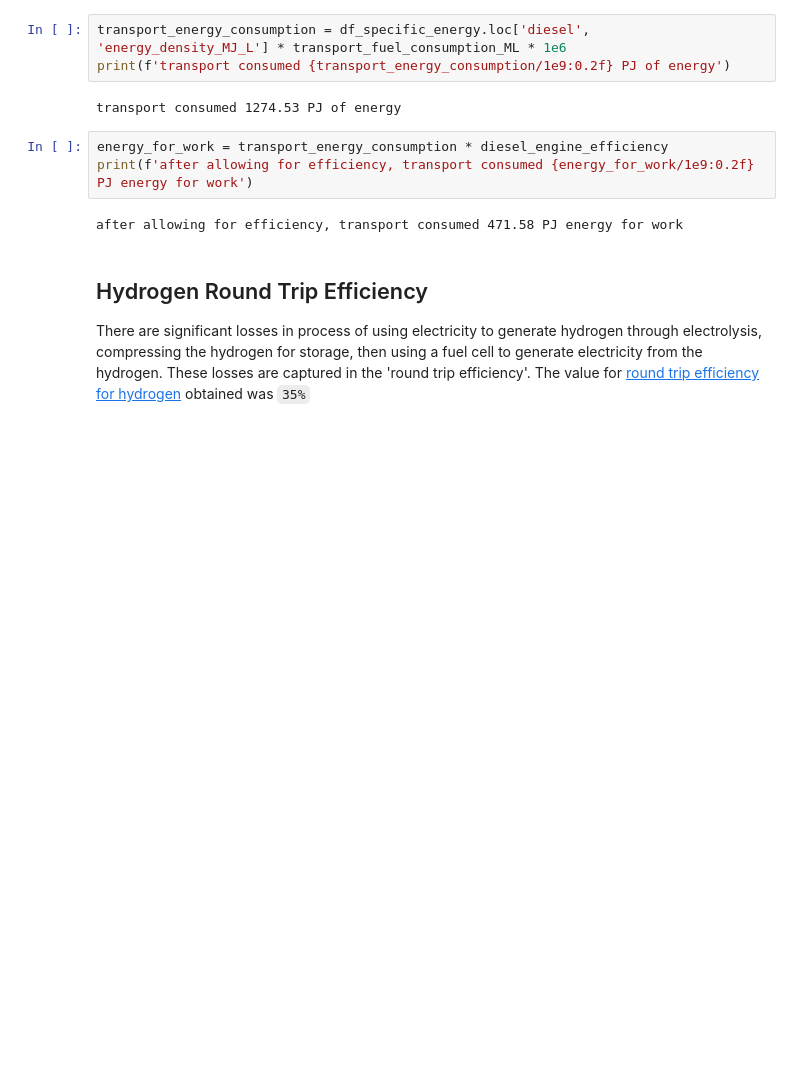
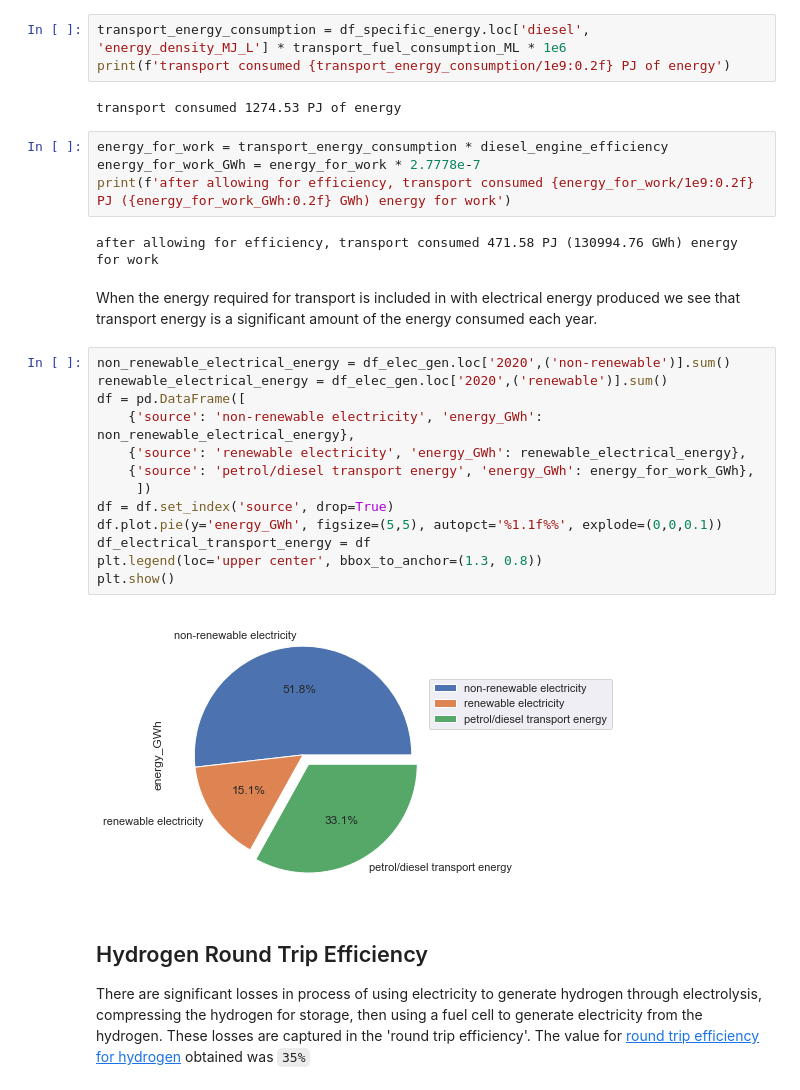
Before and after one commit to bencaldwell/h2-skeptic, a Jupyter notebook: notebooks/solar_and_hydrogen.ipynb, the cells around one changed output. Drawn from its saved outputs; the diff is of its cells as text; blank space fills up the shorter version.

Commit message:
Show transport energy with electrical energy generated as a total of energy required in a year

```diff
--- a/notebooks/solar_and_hydrogen.ipynb
+++ b/notebooks/solar_and_hydrogen.ipynb
@@ -144,9 +144,27 @@ print(f'transport consumed {transport_energy_consumption/1e9:0.2f} PJ of energy'
 transport consumed 1274.53 PJ of energy
 # %%
 energy_for_work = transport_energy_consumption * diesel_engine_efficiency
-print(f'after allowing for efficiency, transport consumed {energy_for_work/1e9:0.2f} PJ energy for work')
+energy_for_work_GWh = energy_for_work * 2.7778e-7
+print(f'after allowing for efficiency, transport consumed {energy_for_work/1e9:0.2f} PJ ({energy_for_work_GWh:0.2f} GWh) energy for work')
 # %% [output]
-after allowing for efficiency, transport consumed 471.58 PJ energy for work
+after allowing for efficiency, transport consumed 471.58 PJ (130994.76 GWh) energy for work
+# %% [markdown]
+When the energy required for transport is included in with electrical energy produced we see that transport energy is a significant amount of the energy consumed each year.
+# %%
+non_renewable_electrical_energy = df_elec_gen.loc['2020',('non-renewable')].sum()
+renewable_electrical_energy = df_elec_gen.loc['2020',('renewable')].sum()
+df = pd.DataFrame([
+    {'source': 'non-renewable electricity', 'energy_GWh': non_renewable_electrical_energy},
+    {'source': 'renewable electricity', 'energy_GWh': renewable_electrical_energy},
+    {'source': 'petrol/diesel transport energy', 'energy_GWh': energy_for_work_GWh},
+     ])
+df = df.set_index('source', drop=True)
+df.plot.pie(y='energy_GWh', figsize=(5,5), autopct='%1.1f%%', explode=(0,0,0.1))
+df_electrical_transport_energy = df
+plt.legend(loc='upper center', bbox_to_anchor=(1.3, 0.8))
+plt.show()
+# %% [output]
+[figure, added]
 # %% [markdown]
 ## Hydrogen Round Trip Efficiency
 There are significant losses in process of using electricity to generate hydrogen through electrolysis, compressing the hydrogen for storage, then using a fuel cell to generate electricity from the hydrogen. These losses are captured in the 'round trip efficiency'. The value for [round trip efficiency for hydrogen](https://www.nrel.gov/docs/fy19osti/73520.pdf) obtained was `35%`
```
Also changed, not shown: parts of 3 cells of this notebook.
